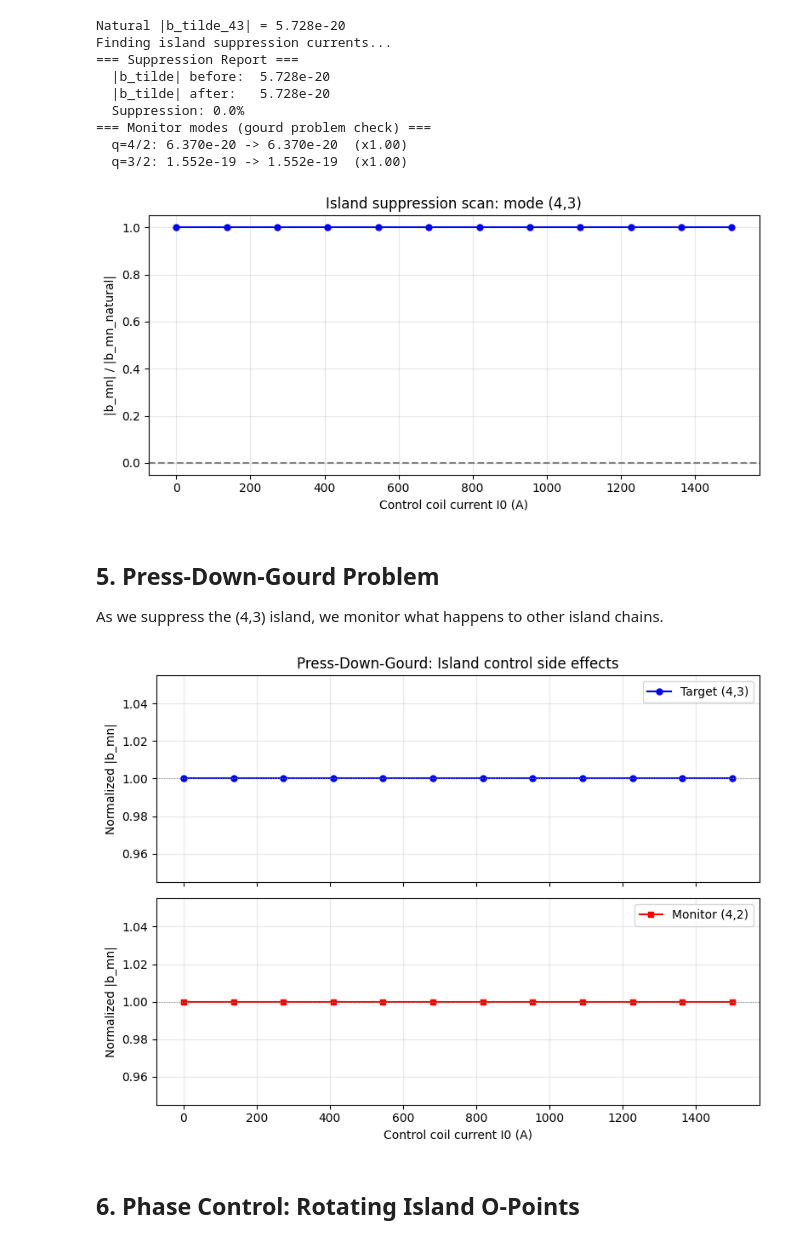
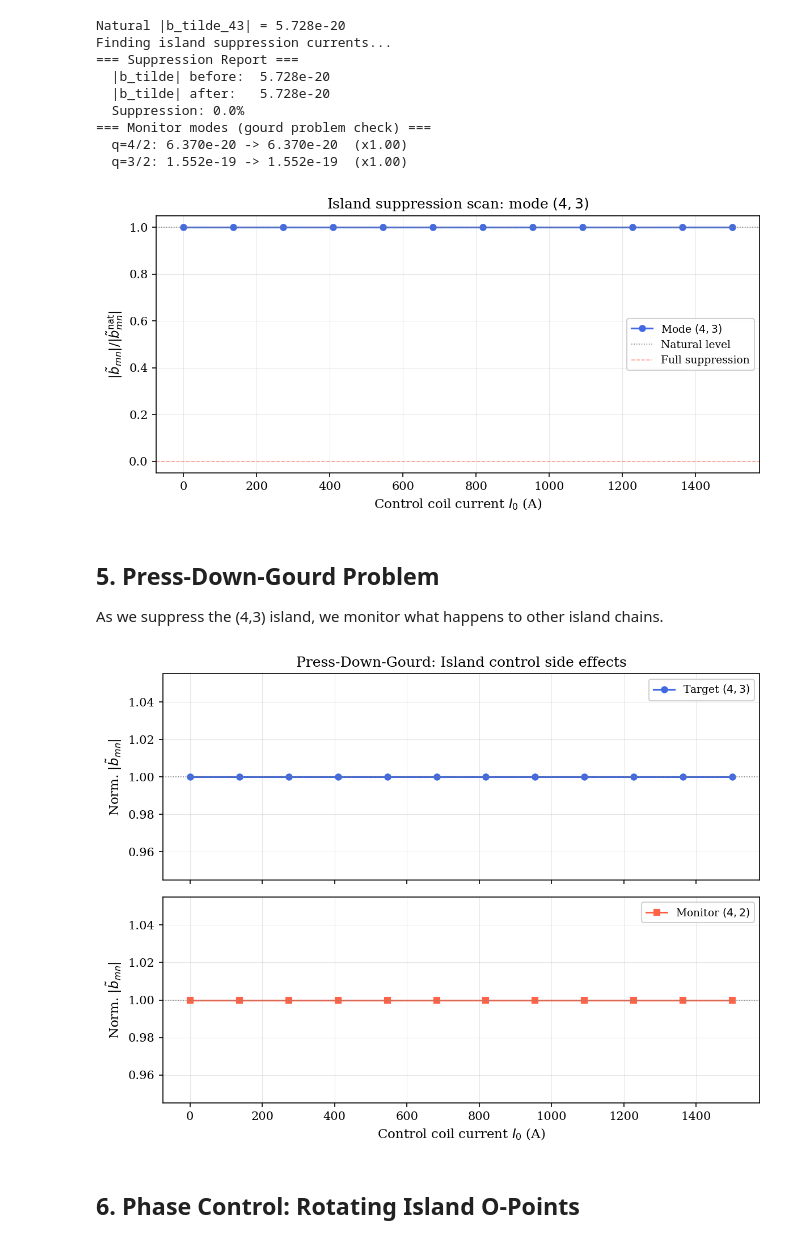
Before and after one commit to WenyinWei/pyna, a Jupyter notebook: notebooks/tutorials/stellarator_island_control.ipynb, the cells around one changed output. Cells and saved outputs as stored; diff of their text form; code cells hidden in the pictures.

```diff
--- a/notebooks/tutorials/stellarator_island_control.ipynb
+++ b/notebooks/tutorials/stellarator_island_control.ipynb
@@ -19,6 +19,8 @@ import sys
 import numpy as np
 import matplotlib.pyplot as plt
 import matplotlib.gridspec as gridspec
+from matplotlib.colors import Normalize
+import matplotlib.cm as cm
 from pathlib import Path
 
 from pyna.MCF.equilibrium.stellarator import SimpleStellarartor, simple_stellarator
@@ -31,6 +33,18 @@ from pyna.MCF.control.island_control import (
 )
 from pyna.topo.poincare import PoincareMap, ToroidalSection, poincare_from_fieldlines
 
+plt.rcParams.update({
+    'font.family': 'serif',
+    'font.size': 10,
+    'axes.labelsize': 11,
+    'axes.titlesize': 11,
+    'figure.dpi': 150,
+    'text.usetex': False,
+    'axes.linewidth': 0.8,
+    'figure.facecolor': 'white',
+    'axes.facecolor': 'white',
+})
+
 print('pyna loaded successfully')
 # %% [output]
 pyna loaded successfully
@@ -177,39 +234,42 @@ Finding island suppression currents...
 # %%
 # Build a helper that adds coil field at unit current
 class _UnitCoilSet:
     def __init__(self, coils, I0):
         self.coils = [(pts, I / I0) for pts, I in coils]
 
 unit_coils = _UnitCoilSet(control_coils.coils, I0_COIL)
 
 def coil_field_func(rzphi_3d):
     R, Z, phi = float(rzphi_3d[0]), float(rzphi_3d[1]), float(rzphi_3d[2])
     R_arr = np.array([[R]]); Z_arr = np.array([[Z]]); phi_arr = np.array([[phi]])
     br = bz = bp = 0.0
     for pts, I in unit_coils.coils:
         _br, _bz, _bp = biot_savart_field(pts, I, R_arr, Z_arr, phi_arr)
         br += float(_br); bz += float(_bz); bp += float(_bp)
     return br, bz, bp
 
 b_coil_unit = compute_resonant_amplitude(
     coil_field_func, psi_res_target, TARGET_M, TARGET_N, stella, n_theta=20, n_phi=20
 )
 
 I0_scan = np.linspace(0, 1500, 12)
 b_total_scan = [abs(b_nat + b_coil_unit * I0) for I0 in I0_scan]
 
-plt.figure(figsize=(8, 4))
-plt.plot(I0_scan, np.array(b_total_scan) / abs(b_nat), 'b-o', ms=5)
-plt.axhline(0, color='gray', ls='--')
-plt.xlabel('Control coil current I0 (A)')
-plt.ylabel('|b_mn| / |b_mn_natural|')
-plt.title(f'Island suppression scan: mode ({TARGET_M},{TARGET_N})')
-plt.grid(True, alpha=0.3)
+fig, ax = plt.subplots(figsize=(8, 4))
+ax.plot(I0_scan, np.array(b_total_scan) / abs(b_nat), 'b-o', ms=5,
+        color='royalblue', label=f'Mode $({TARGET_M},{TARGET_N})$')
+ax.axhline(1, color='gray', ls=':', lw=0.8, label='Natural level')
+ax.axhline(0, color='tomato', ls='--', lw=0.8, alpha=0.6, label='Full suppression')
+ax.set_xlabel('Control coil current $I_0$ (A)', fontsize=11)
+ax.set_ylabel(r'$|\tilde{b}_{mn}| / |\tilde{b}_{mn}^{\rm nat}|$', fontsize=11)
+ax.set_title(f'Island suppression scan: mode $({TARGET_M},{TARGET_N})$', fontsize=12)
+ax.grid(True, alpha=0.3, lw=0.5)
+ax.legend(fontsize=9, framealpha=0.9)
 plt.tight_layout()
-plt.savefig('island_suppression_scan.png', dpi=100)
+plt.savefig('island_suppression_scan.png', dpi=150, bbox_inches='tight')
 plt.show()
 # %% [output]
-[figure, old version]
+[figure, new version]
 # %% [markdown]
 ## 5. Press-Down-Gourd Problem
 
@@ -229,27 +289,29 @@ if psi_res_monitor:
     b_monitor_scan = [abs(b_nat_mon + b_coil_mon * I0) for I0 in I0_scan]
 
     fig, (ax1, ax2) = plt.subplots(2, 1, figsize=(8, 6), sharex=True)
-    ax1.plot(I0_scan, np.array(b_target_scan)/abs(b_nat), 'b-o', ms=5,
-             label=f'Target ({TARGET_M},{TARGET_N})')
-    ax1.set_ylabel('Normalized |b_mn|')
+    ax1.plot(I0_scan, np.array(b_target_scan)/abs(b_nat), '-o', ms=5,
+             color='royalblue', label=f'Target $({TARGET_M},{TARGET_N})$')
     ax1.axhline(1, color='gray', ls=':', lw=0.8)
-    ax1.legend(); ax1.grid(True, alpha=0.3)
-    ax1.set_title('Press-Down-Gourd: Island control side effects')
+    ax1.set_ylabel(r'Norm. $|\tilde{b}_{mn}|$', fontsize=11)
+    ax1.legend(fontsize=9, framealpha=0.9)
+    ax1.grid(True, alpha=0.3, lw=0.5)
+    ax1.set_title('Press-Down-Gourd: Island control side effects', fontsize=12)
 
-    ax2.plot(I0_scan, np.array(b_monitor_scan)/abs(b_nat_mon), 'r-s', ms=5,
-             label=f'Monitor ({MONITOR_M},{MONITOR_N})')
-    ax2.set_xlabel('Control coil current I0 (A)')
-    ax2.set_ylabel('Normalized |b_mn|')
+    ax2.plot(I0_scan, np.array(b_monitor_scan)/abs(b_nat_mon), '-s', ms=5,
+             color='tomato', label=f'Monitor $({MONITOR_M},{MONITOR_N})$')
     ax2.axhline(1, color='gray', ls=':', lw=0.8)
-    ax2.legend(); ax2.grid(True, alpha=0.3)
+    ax2.set_xlabel('Control coil current $I_0$ (A)', fontsize=11)
+    ax2.set_ylabel(r'Norm. $|\tilde{b}_{mn}|$', fontsize=11)
+    ax2.legend(fontsize=9, framealpha=0.9)
+    ax2.grid(True, alpha=0.3, lw=0.5)
 
     plt.tight_layout()
-    plt.savefig('gourd_problem.png', dpi=100)
+    plt.savefig('gourd_problem.png', dpi=150, bbox_inches='tight')
     plt.show()
 else:
     print(f'Monitor surface q={MONITOR_M}/{MONITOR_N} not in plasma')
 # %% [output]
-[figure, old version]
+[figure, new version]
 # %% [markdown]
 ## 6. Phase Control: Rotating Island O-Points
 # %%
```
Also changed, not shown: parts of 4 cells of this notebook.
